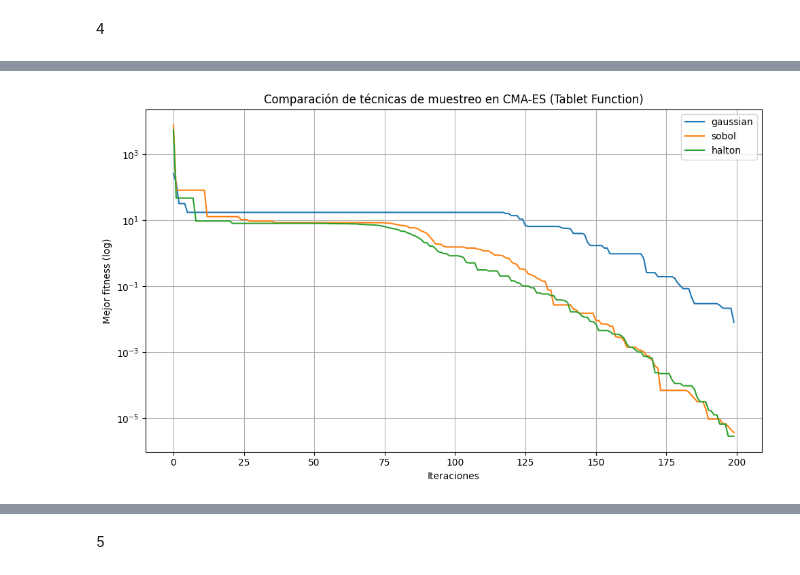
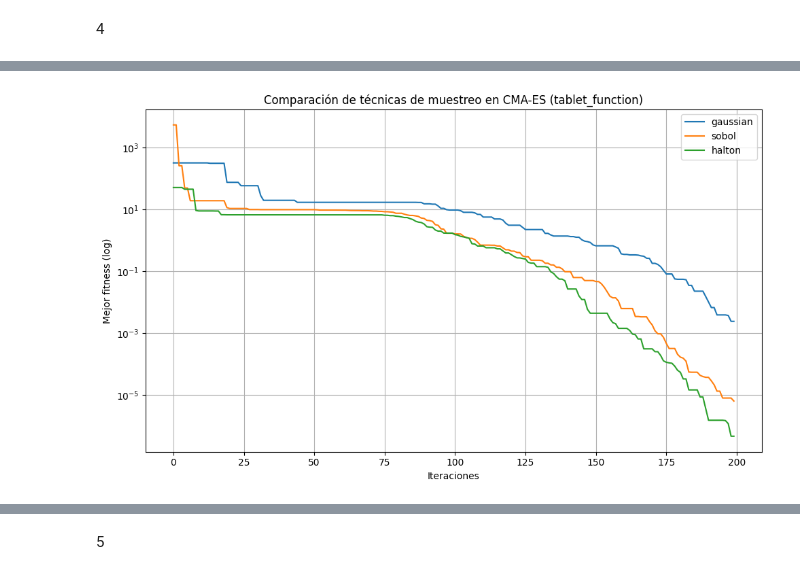
Before and after one commit to pablojimz/practica-cma, a Jupyter notebook: probelas.ipynb, the cells around one changed output, grey strips where cells are left out. Drawn from its saved outputs; the diff is of its cells as text; code cells hidden in the pictures.

```diff
--- a/probelas.ipynb
+++ b/probelas.ipynb
@@ -176,19 +176,27 @@ import cma
 import matplotlib.pyplot as plt
 from scipy.stats import norm
 from scipy.stats.qmc import Sobol, Halton
+import time
 
 np.random.seed(42)
+dim = 10
+x0 = np.random.randn(dim)
+sigma0 = 0.5
+max_iter = 200
+
 
 def tablet_function(x):
     return 1e6 * x[0]**2 + sum(xi**2 for xi in x[1:])
 
-dim = 10
-x0 = np.random.randn(dim)
-sigma0 = 0.5
-bounds = [-5, 5]
-max_iter = 200
+def schwefel_function(x):
+    d = len(x)
+    return 418.9829 * d - np.sum(x * np.sin(np.sqrt(np.abs(x))))
 
-def run_custom_cma(method=None):
+def michaelwicz_function(x, m=10):
+    i = np.arange(1, len(x)+1)
+    return -np.sum(np.sin(x) * (np.sin(i * x**2 / np.pi))**(2 * m))
+
+def run_custom_cma(method=None, funcion=tablet_function, bounds = None):
     es = cma.CMAEvolutionStrategy(x0, sigma0, {
         'bounds': bounds,
         'maxiter': max_iter,
@@ -221,33 +229,58 @@ def run_custom_cma(method=None):
         sigma = es.sigma
 
         # Forzamos que las soluciones usen nuestras muestras, preservando CMA lógica
-        solutions = [np.clip(m + sigma * C_matrix @ z, bounds[0], bounds[1]) for z in z_samples]
+        if funcion == michaelwicz_function:
+            solutions = [np.clip(m + sigma * C_matrix @ z, 0, np.pi) for z in z_samples]
+        else:
+            solutions = [np.clip(m + sigma * C_matrix @ z, bounds[0], bounds[1]) for z in z_samples]
 
-        fitnesses = [tablet_function(x) for x in solutions]
+        fitnesses = [funcion(x) for x in solutions]
         es.tell(solutions, fitnesses)
         best_fitness.append(es.result.fbest)
 
     return best_fitness, es.result.xbest, es.result.fbest
 
-# Ejecuta todas las variantes
-results = {}
-for method in ['gaussian', 'sobol', 'halton']:
-    print(f"Ejecutando CMA-ES con muestreo {method}...")
-    fitness, xbest, fbest = run_custom_cma(method if method != 'gaussian' else None)
-    results[method] = (fitness, xbest, fbest)
+def ejecutar_cmaes(funcion, bounds):
+    # Ejecuta todas las variantes
+    results = {}
+    times = {}
+    for method in ['gaussian', 'sobol', 'halton']:
+        print(f"Ejecutando CMA-ES con muestreo {method}...")
+        start_time = time.time()
+        fitness, xbest, fbest = run_custom_cma(method if method != 'gaussian' else None, funcion, bounds)
+        elapsed_time = time.time() - start_time
 
-# Visualización
-plt.figure(figsize=(10, 6))
-for method in results:
-    plt.plot(results[method][0], label=method)
-plt.yscale('log')
-plt.xlabel('Iteraciones')
-plt.ylabel('Mejor fitness (log)')
-plt.title('Comparación de técnicas de muestreo en CMA-ES (Tablet Function)')
-plt.legend()
-plt.grid(True)
-plt.tight_layout()
-plt.show()
+        results[method] = (fitness, xbest, fbest)
+        times[method] = elapsed_time
+
+
+    # Visualización
+    plt.figure(figsize=(10, 6))
+    for method in results:
+        plt.plot(results[method][0], label=method)
+    plt.yscale('log')
+    plt.xlabel('Iteraciones')
+    plt.ylabel('Mejor fitness (log)')
+    if funcion == michaelwicz_function:
+        plt.yscale('linear')
+    plt.title(f'Comparación de técnicas de muestreo en CMA-ES ({funcion.__name__})')
+    plt.legend()
+    plt.grid(True)
+    plt.tight_layout()
+    plt.show()
+
+    # Gráfica de comparación de tiempos
+    methods = list(times.keys())
+    durations = [times[m] for m in methods]
+
+    plt.figure(figsize=(8, 5))
+    plt.bar(methods, durations, color=['blue', 'orange', 'green'])
+    plt.ylabel("Tiempo de convergencia (segundos)")
+    plt.title("Comparación de tiempo por técnica de muestreo en la función " + funcion.__name__)
+    plt.grid(axis='y')
+    plt.show()
+
+ejecutar_cmaes(tablet_function, [-5, 5])
 # %% [output]
 Ejecutando CMA-ES con muestreo gaussian...
 Ejecutando CMA-ES con muestreo sobol...
@@ -255 +288 @@ Ejecutando CMA-ES con muestreo halton...
-[figure, old version]
+[figure, new version]
```
Also changed, not shown: parts of 4 cells of this notebook.
